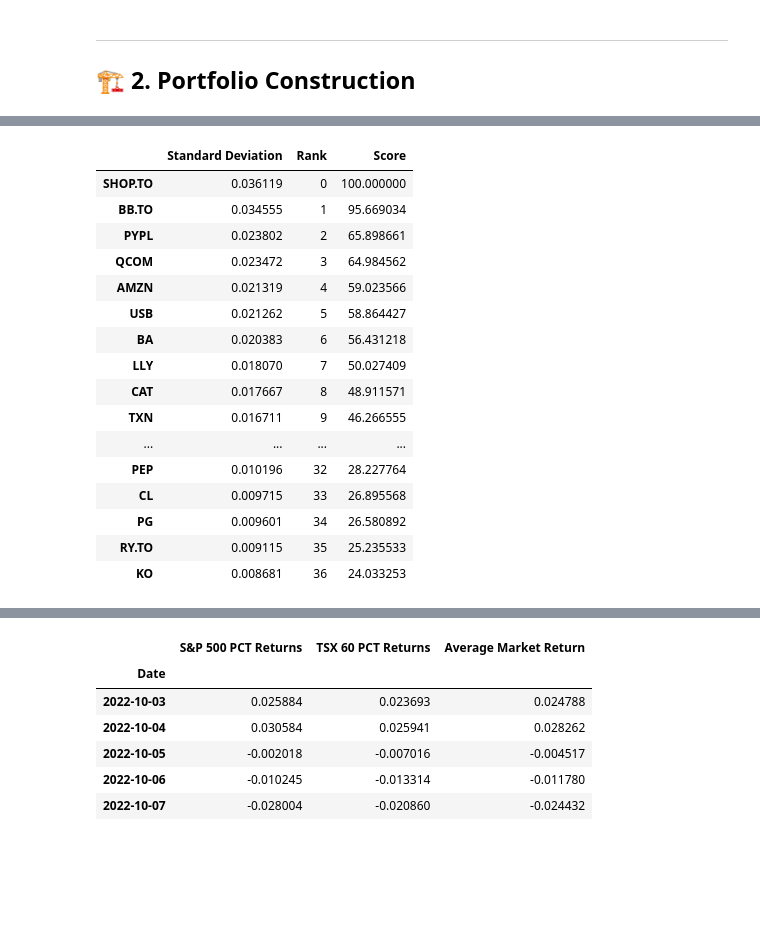
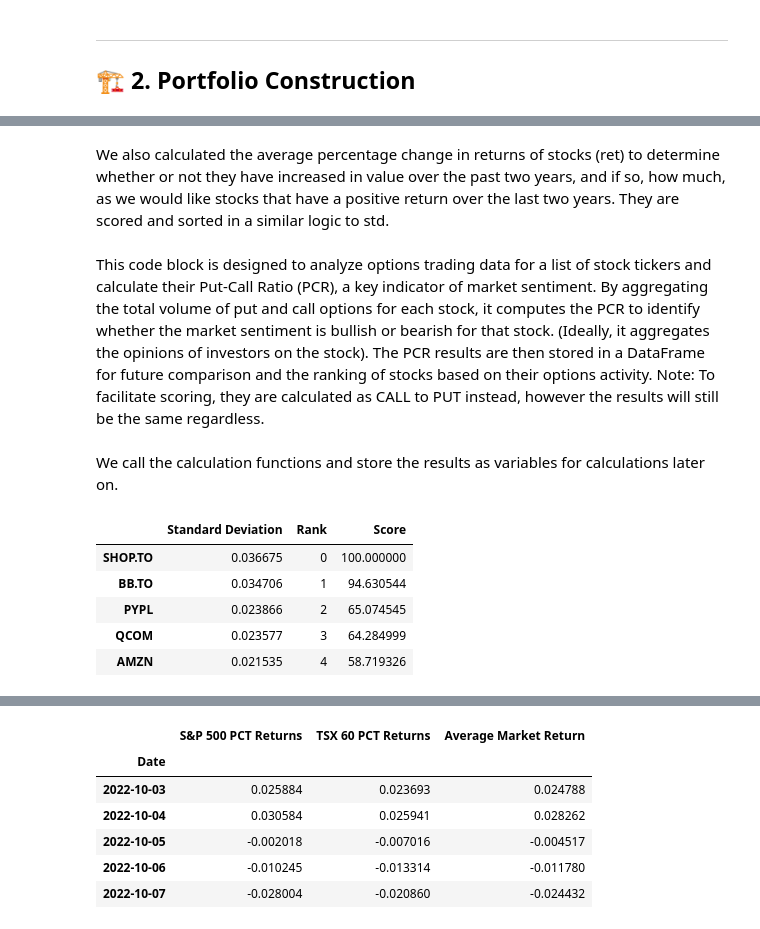
Before and after one commit to akramj13/CFM101-Project, a Jupyter notebook: Team 11 Assignment Annie.ipynb, the cells around one changed output, grey strips where cells are left out. Drawn from its saved outputs; the diff is of its cells as text; code cells hidden in the pictures; blank space fills up the shorter version.

```diff
--- a/Team 11 Assignment Annie.ipynb
+++ b/Team 11 Assignment Annie.ipynb
@@ -143,21 +173,0 @@ def filter_stocks(ticker_lst):
-# %%
-def calculate_std(data):
-    data.index = pd.to_datetime(data.index)
-
-    # Calculate daily percentage returns
-    returns = data.pct_change().dropna()
-
-    # Calculate standard deviation of returns
-    std = pd.DataFrame(returns.std(), columns=['Standard Deviation'])
-
-    # Sort by standard deviation
-    std_sorted = std.sort_values(by='Standard Deviation', ascending=False)
-
-    # Add Rank column
-    std_sorted['Rank'] = range(len(std_sorted))
-
-    # Add Score column
-    highest_std_value = std_sorted['Standard Deviation'].iloc[0]
-    std_sorted['Score'] = (std_sorted['Standard Deviation'] / highest_std_value) * 100
-
-    return std_sorted
@@ -192,0 +211,23 @@ $RTN: possibly delisted; no timezone found
+# %%
+def calculate_std(data):
+    data.index = pd.to_datetime(data.index)
+
+    # Calculate daily percentage returns
+    returns = data.pct_change(fill_method=None).dropna()
+
+    # Calculate standard deviation of returns
+    std = pd.DataFrame(returns.std(), columns=['Standard Deviation'])
+
+    # Sort by standard deviation
+    std_sorted = std.sort_values(by='Standard Deviation', ascending=False)
+
+    # Add Rank column
+    std_sorted['Rank'] = range(len(std_sorted))
+
+    # Add Score column
+    highest_std_value = std_sorted['Standard Deviation'].iloc[0]
+    std_sorted['Score'] = (std_sorted['Standard Deviation'] / highest_std_value) * 100
+
+    return std_sorted
+# %% [markdown]
+We also calculated the average percentage change in returns of stocks (ret) to determine whether or not they have increased in value over the past two years, and if so, how much, as we would like stocks that have a positive return over the last two years. They are scored and sorted in a similar logic to std.
@@ -193,3 +255,5 @@ $RTN: possibly delisted; no timezone found
+# %% [markdown]
+This code block is designed to analyze options trading data for a list of stock tickers and calculate their Put-Call Ratio (PCR), a key indicator of market sentiment. By aggregating the total volume of put and call options for each stock, it computes the PCR to identify whether the market sentiment is bullish or bearish for that stock. (Ideally, it aggregates the opinions of investors on the stock). The PCR results are then stored in a DataFrame for future comparison and the ranking of stocks based on their options activity. Note: To facilitate scoring, they are calculated as CALL to PUT instead, however the results will still be the same regardless.
 # %%
 # Function to get the total volume for a call or put of a given stock.
 # ticker: yfinance Ticker class
@@ -221,24 +285,15 @@ def PCR_calc(tickers):
             print(f"Options Data Not Found {ticker}: {e} not found")  # Debugging (output error)
             pass
     return pcrdata
+# %% [markdown]
+We call the calculation functions and store the results as variables for calculations later on.
 # %%
 std = calculate_std(data)
-std
+std.head()
 # %% [output]
 |  | Standard Deviation | Rank | Score |
-| SHOP.TO | 0.036119 | 0 | 100.000000 |
-| BB.TO | 0.034555 | 1 | 95.669034 |
-| PYPL | 0.023802 | 2 | 65.898661 |
-| QCOM | 0.023472 | 3 | 64.984562 |
-| AMZN | 0.021319 | 4 | 59.023566 |
-| USB | 0.021262 | 5 | 58.864427 |
-| BA | 0.020383 | 6 | 56.431218 |
-| LLY | 0.018070 | 7 | 50.027409 |
-| CAT | 0.017667 | 8 | 48.911571 |
-| TXN | 0.016711 | 9 | 46.266555 |
-| ... | ... | ... | ... |
-| PEP | 0.010196 | 32 | 28.227764 |
-| CL | 0.009715 | 33 | 26.895568 |
-| PG | 0.009601 | 34 | 26.580892 |
-| RY.TO | 0.009115 | 35 | 25.235533 |
-| KO | 0.008681 | 36 | 24.033253 |
+| SHOP.TO | 0.036675 | 0 | 100.000000 |
+| BB.TO | 0.034706 | 1 | 94.630544 |
+| PYPL | 0.023866 | 2 | 65.074545 |
+| QCOM | 0.023577 | 3 | 64.284999 |
+| AMZN | 0.021535 | 4 | 58.719326 |
```
Also changed, not shown: parts of 35 cells of this notebook.
